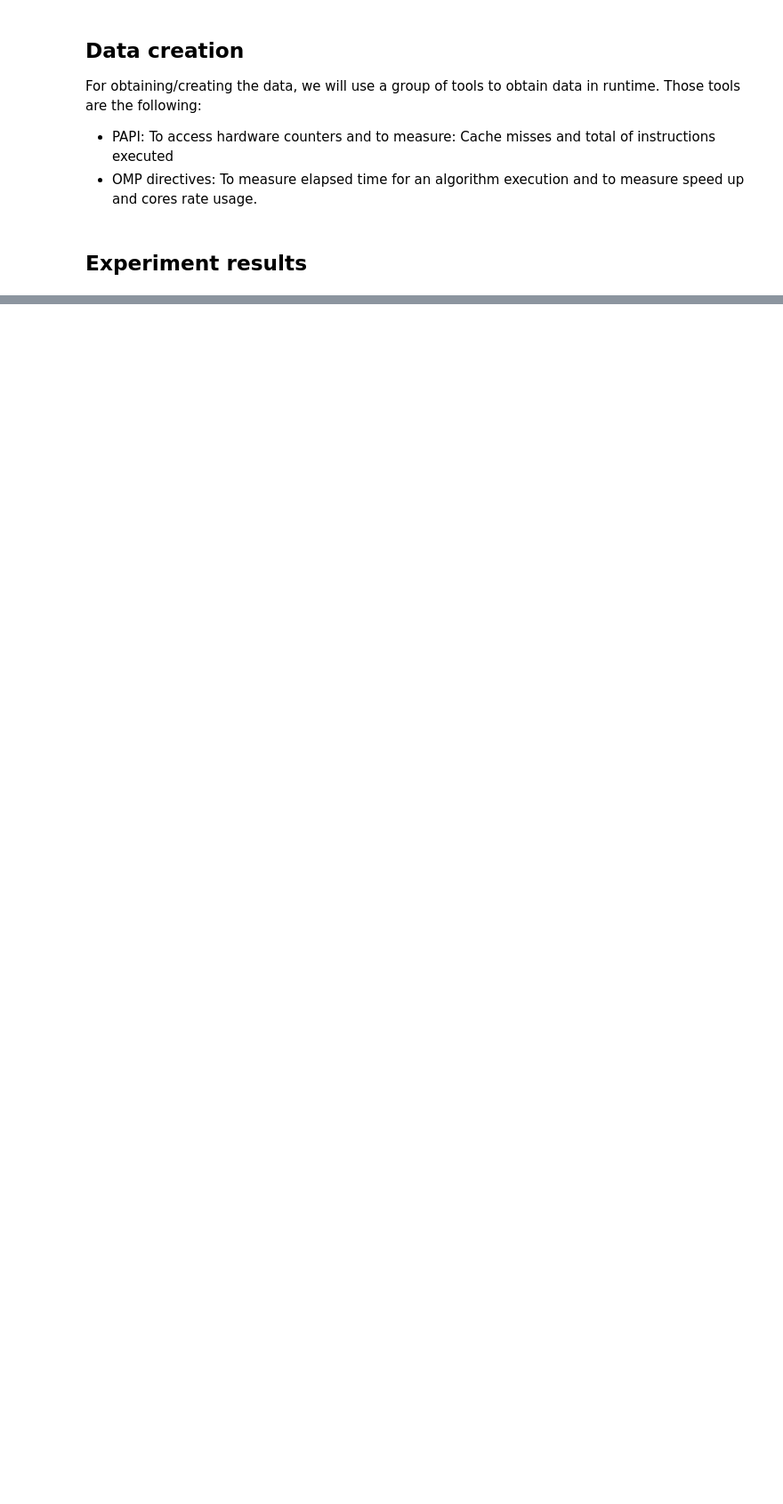
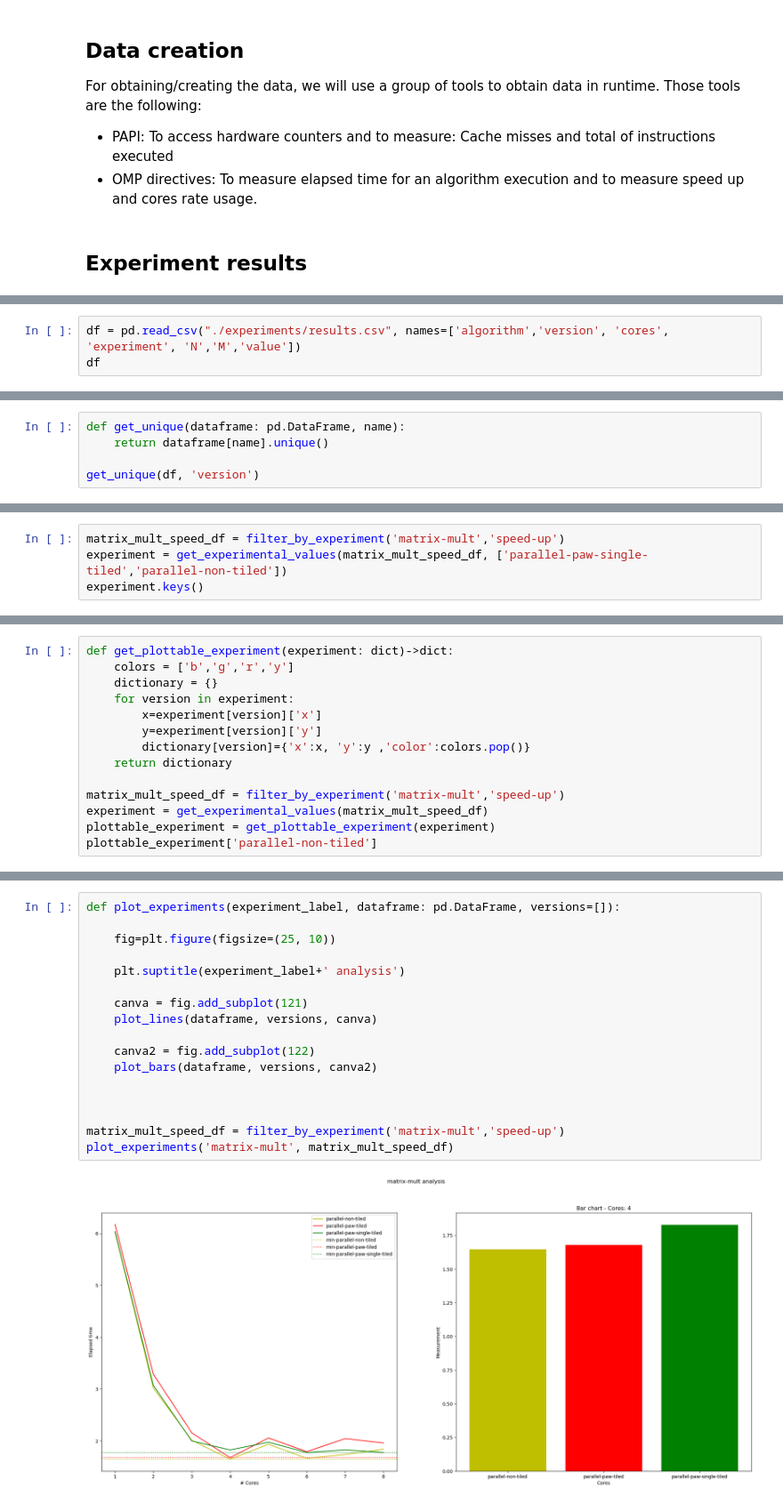
Before and after one commit to mgltorsa/Cetus-Paw-Tiling-Experiments, a Jupyter notebook: tiling/Tiling experiments and measurements.ipynb, the cells around one changed output, grey strips where cells are left out. Shown at 89% size. Cells and saved outputs as stored; diff of their text form; blank space fills up the shorter version.

Commit message:
updated all parameters through all experiments

```diff
--- a/tiling/Tiling experiments and measurements.ipynb
+++ b/tiling/Tiling experiments and measurements.ipynb
@@ -251,0 +40,3 @@ No artists with labels found to put in legend.  Note that artists whose label st
+# %%
+df = pd.read_csv("./experiments/results.csv", names=['algorithm','version', 'cores', 'experiment', 'N','M','value'])
+df
@@ -251,0 +71,5 @@ No artists with labels found to put in legend.  Note that artists whose label st
+# %%
+def get_unique(dataframe: pd.DataFrame, name):
+    return dataframe[name].unique()
+
+get_unique(df, 'version')
@@ -251,0 +95,4 @@ No artists with labels found to put in legend.  Note that artists whose label st
+# %%
+matrix_mult_speed_df = filter_by_experiment('matrix-mult','speed-up')
+experiment = get_experimental_values(matrix_mult_speed_df, ['parallel-paw-single-tiled','parallel-non-tiled'])
+experiment.keys()
@@ -251,0 +101,14 @@ No artists with labels found to put in legend.  Note that artists whose label st
+# %%
+def get_plottable_experiment(experiment: dict)->dict:
+    colors = ['b','g','r','y']
+    dictionary = {}
+    for version in experiment:
+        x=experiment[version]['x']
+        y=experiment[version]['y']
+        dictionary[version]={'x':x, 'y':y ,'color':colors.pop()}
+    return dictionary
+
+matrix_mult_speed_df = filter_by_experiment('matrix-mult','speed-up')
+experiment = get_experimental_values(matrix_mult_speed_df)
+plottable_experiment = get_plottable_experiment(experiment)
+plottable_experiment['parallel-non-tiled']
@@ -251,0 +235,19 @@ No artists with labels found to put in legend.  Note that artists whose label st
+# %%
+def plot_experiments(experiment_label, dataframe: pd.DataFrame, versions=[]):
+
+    fig=plt.figure(figsize=(25, 10))
+
+    plt.suptitle(experiment_label+' analysis')
+
+    canva = fig.add_subplot(121)
+    plot_lines(dataframe, versions, canva)
+
+    canva2 = fig.add_subplot(122)
+    plot_bars(dataframe, versions, canva2)
+
+
+
+matrix_mult_speed_df = filter_by_experiment('matrix-mult','speed-up')
+plot_experiments('matrix-mult', matrix_mult_speed_df)
+# %% [output]
+[figure, added]
```
Also changed, not shown: parts of 38 cells of this notebook, 22 other files.
